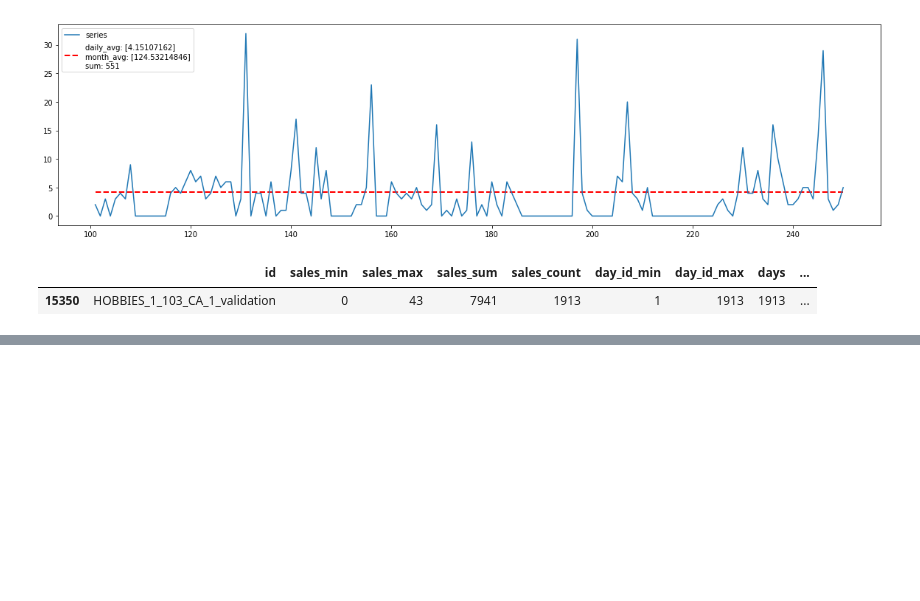
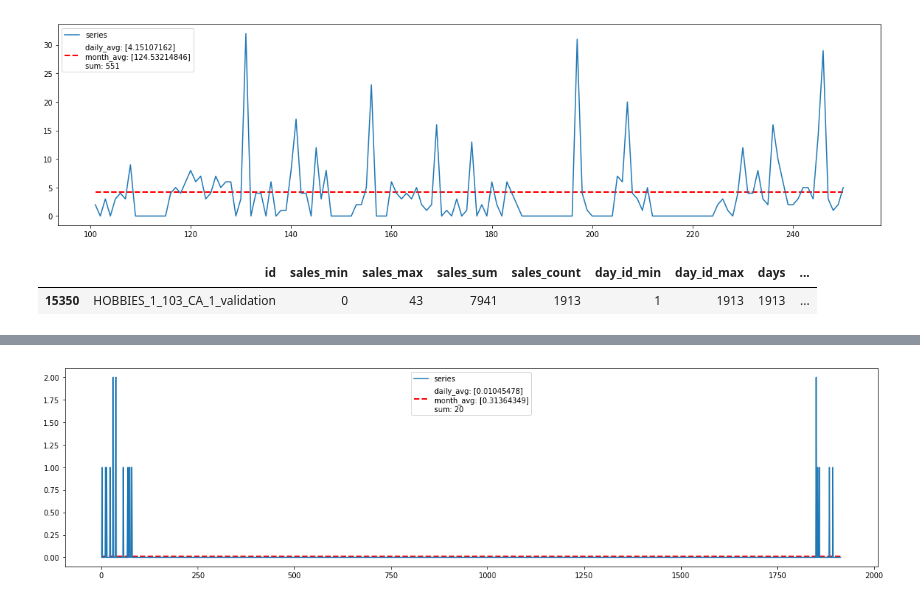
Before and after one commit to cluePrints/data-sci-fience, a Jupyter notebook: m5-forecasting-accuracy/0100. EDA.ipynb, the cells around one changed output, grey strips where cells are left out. Drawn from its saved outputs; the diff is of its cells as text; code cells hidden in the pictures; blank space fills up the shorter version.

```diff
--- a/m5-forecasting-accuracy/0100. EDA.ipynb
+++ b/m5-forecasting-accuracy/0100. EDA.ipynb
@@ -549,3 +549,7 @@ sales_agg[sales_agg['id']  == "HOBBIES_1_103_CA_1_validation"]
 # %% [output]
 |  | id | sales_min | sales_max | sales_sum | sales_count | day_id_min | day_id_max | days | ... |
 | 15350 | HOBBIES_1_103_CA_1_validation | 0 | 43 | 7941 | 1913 | 1 | 1913 | 1913 | ... |
+# %%
+import datetime
+d_1_date = pd.to_datetime('2011-01-29')
+d_1_date
@@ -551,0 +558,5 @@ sales_agg[sales_agg['id']  == "HOBBIES_1_103_CA_1_validation"]
+# %%
+%%time
+# Note to self: datetime.date takes 2-4 times longer here. No idea why :/
+mapping = {day:d_1_date + datetime.timedelta(days=day-1) for day in range(1, 1913+1)}
+df_sales_train_melt['day_date'] = df_sales_train_melt['day_id'].map(mapping)
@@ -551,0 +660,5 @@ sales_agg[sales_agg['id']  == "HOBBIES_1_103_CA_1_validation"]
+# %%
+# well well well, look who is here, I definitely need to get back to that cumsum or whatever idea
+plot_item_series(df_sales_train_melt, 'HOUSEHOLD_1_512_CA_4_validation')
+# %% [output]
+[figure, added]
```
Also changed, not shown: parts of 10 cells of this notebook.
